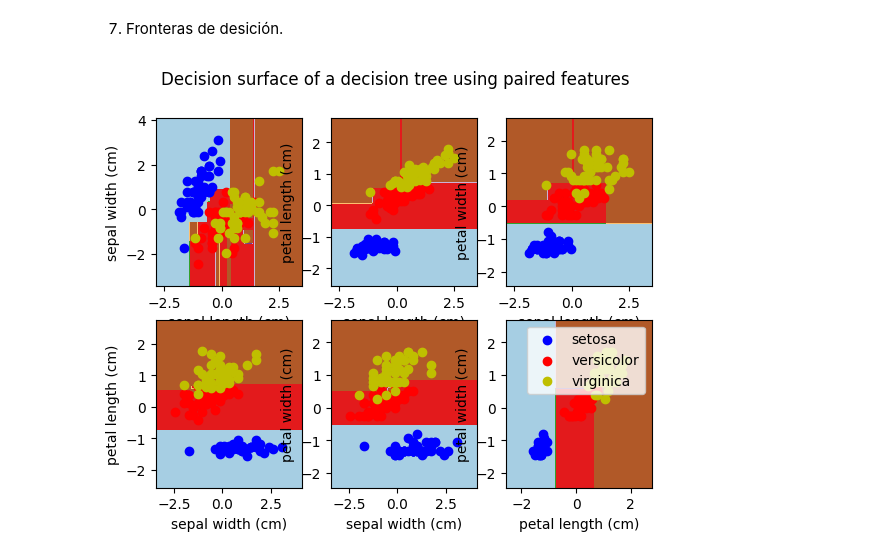
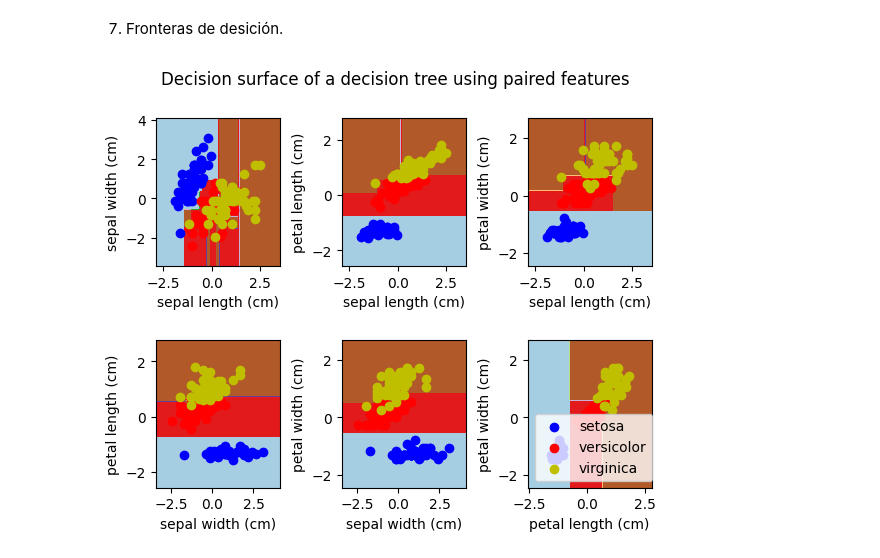
Before and after one commit to CienciaDatosUdea/002_EstudiantesAprendizajeEstadistico, a Jupyter notebook: semestre2025-2/Estudiantes/Duque_1085/Laboratorio_09_Desicion_Tree.ipynb, the cells around one changed output. Cells and saved outputs as stored; diff of their text form; code cells hidden in the pictures.

```diff
--- a/semestre2025-2/Estudiantes/Duque_1085/Laboratorio_09_Desicion_Tree.ipynb
+++ b/semestre2025-2/Estudiantes/Duque_1085/Laboratorio_09_Desicion_Tree.ipynb
@@ -353,31 +353,32 @@ for pairidx, pair in enumerate([[0, 1], [0, 2], [0, 3],
     clf = DecisionTreeClassifier().fit(X, y)
 
     # Plot the decision boundary
     plt.subplot(2, 3, pairidx + 1)
 
     x_min, x_max = X[:, 0].min() - 1, X[:, 0].max() + 1
     y_min, y_max = X[:, 1].min() - 1, X[:, 1].max() + 1
     xx, yy = np.meshgrid(np.arange(x_min, x_max, plot_step),
                          np.arange(y_min, y_max, plot_step))
 
     Z = clf.predict(np.c_[xx.ravel(), yy.ravel()])
     Z = Z.reshape(xx.shape)
     cs = plt.contourf(xx, yy, Z, cmap=plt.cm.Paired)
 
     plt.xlabel(iris.feature_names[pair[0]])
     plt.ylabel(iris.feature_names[pair[1]])
     plt.axis("tight")
 
     # Plot the training points
     for i, color in zip(range(n_classes), plot_colors):
         idx = np.where(y == i)
         plt.scatter(X[idx, 0], X[idx, 1], c=color, label=iris.target_names[i],
                     cmap=plt.cm.Paired)
 
     plt.axis("tight")
 
 plt.suptitle("Decision surface of a decision tree using paired features")
 plt.legend()
+plt.subplots_adjust(hspace=0.5, wspace=0.5) # Added wspace to increase horizontal spacing
 plt.show()
 # %% [output]
-[figure, old version]
+[figure, new version]
```
